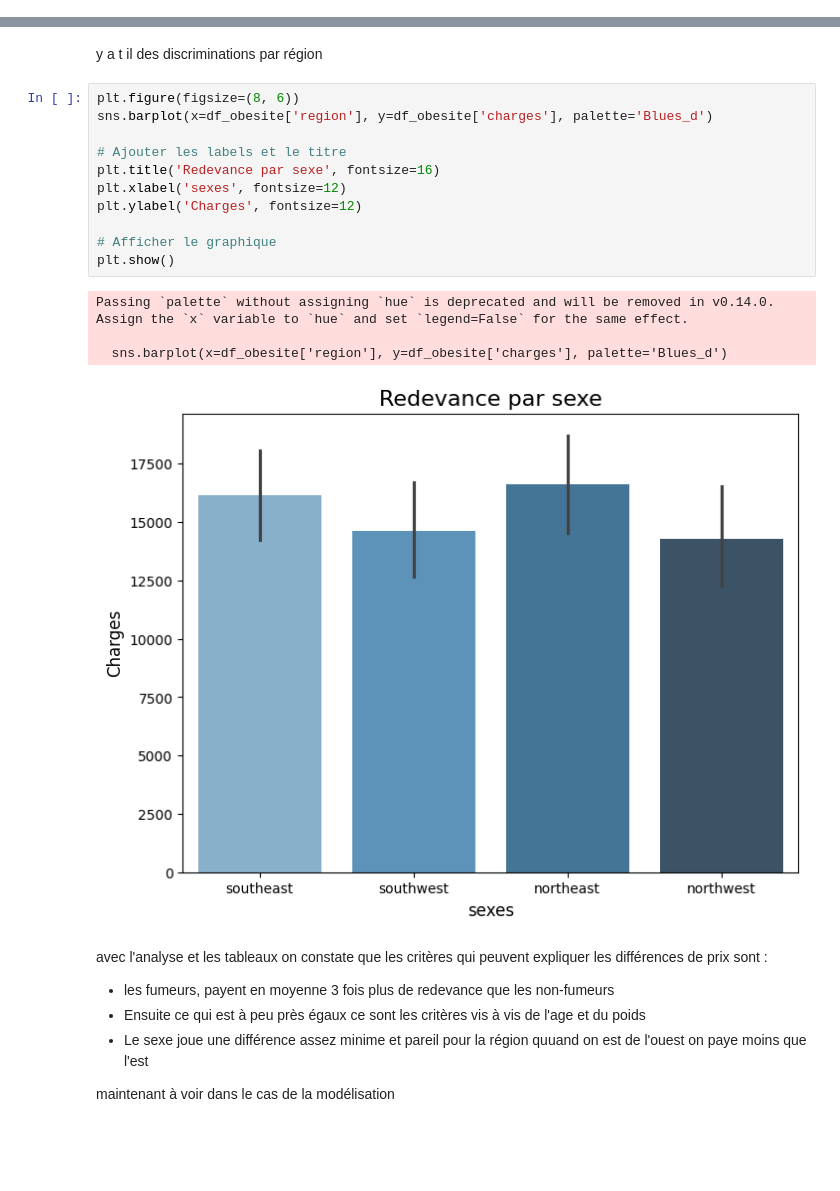
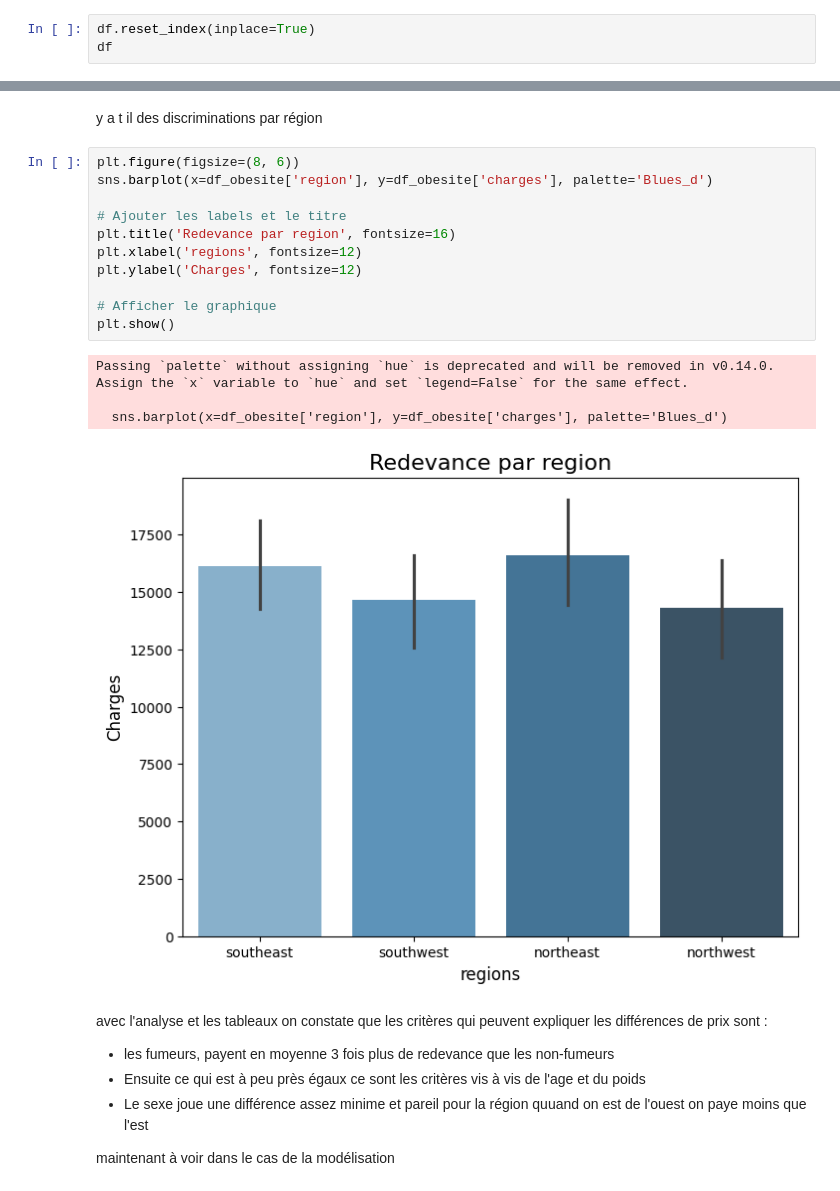
Before and after one commit to istaion/Assur_aimant, a Jupyter notebook: Hacene/analyse.ipynb, the cells around one changed output, grey strips where cells are left out. Cells and saved outputs as stored; diff of their text form; blank space fills up the shorter version.

Commit message:
analyse graphique plusieurs dimension et correlation

```diff
--- a/Hacene/analyse.ipynb
+++ b/Hacene/analyse.ipynb
@@ -91,3 +92,6 @@ Passing `palette` without assigning `hue` is deprecated and will be removed in v
 
   sns.barplot(x=df['BMI_category'], y=df['charges'], palette='Blues_d')
 [figure]
+# %%
+df.reset_index(inplace=True)
+df
@@ -359,19 +436,19 @@ y a t il des discriminations par région
 # %%
 plt.figure(figsize=(8, 6))
 sns.barplot(x=df_obesite['region'], y=df_obesite['charges'], palette='Blues_d')
 
 # Ajouter les labels et le titre
-plt.title('Redevance par sexe', fontsize=16)
-plt.xlabel('sexes', fontsize=12)
+plt.title('Redevance par region', fontsize=16)
+plt.xlabel('regions', fontsize=12)
 plt.ylabel('Charges', fontsize=12)
 
 # Afficher le graphique
 plt.show()
 # %% [output]
 Passing `palette` without assigning `hue` is deprecated and will be removed in v0.14.0. Assign the `x` variable to `hue` and set `legend=False` for the same effect.
 
   sns.barplot(x=df_obesite['region'], y=df_obesite['charges'], palette='Blues_d')
-[figure, old version]
+[figure, new version]
 # %% [markdown]
 avec l'analyse et les tableaux on constate que les critères qui peuvent expliquer les différences de prix sont :
 
```
Also changed, not shown: parts of 19 cells of this notebook, 1 other file.
